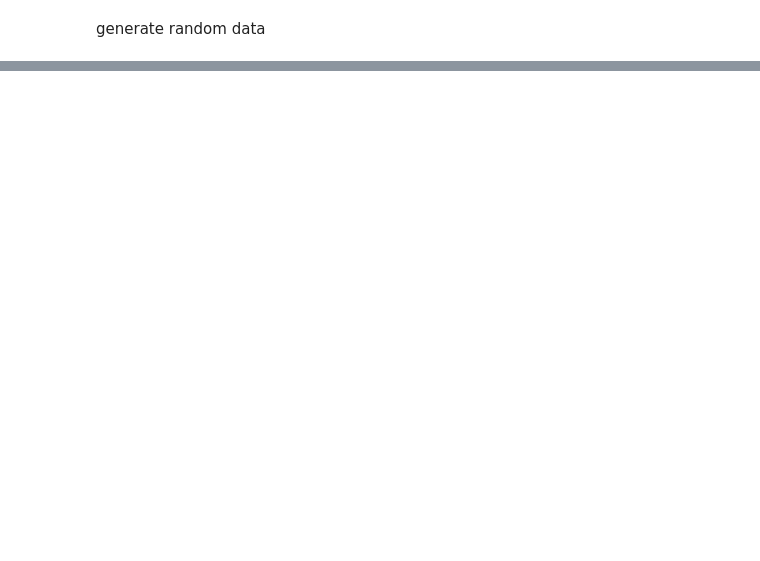
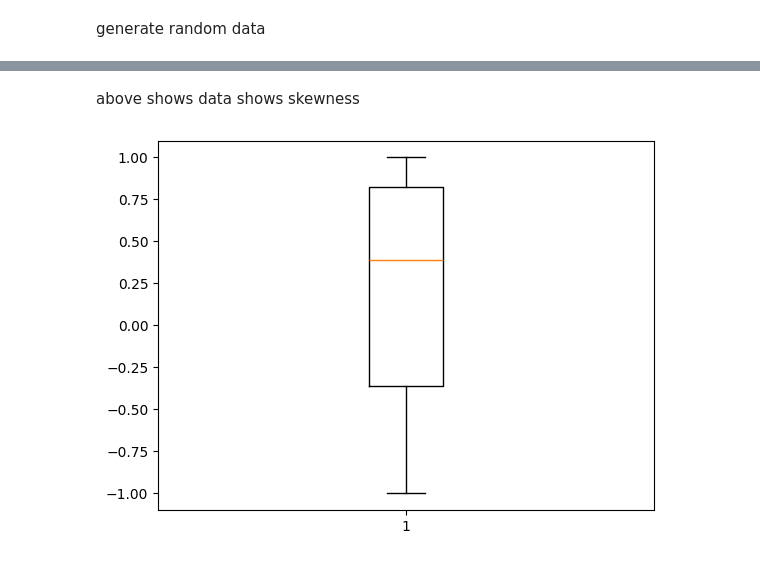
Before and after one commit to siyapandeyvsp/DataScience_python, a Jupyter notebook: data analysis/numpy.ipynb, the cells around one changed output, grey strips where cells are left out. Cells and saved outputs as stored; diff of their text form; code cells hidden in the pictures; blank space fills up the shorter version.

```diff
--- a/data analysis/numpy.ipynb
+++ b/data analysis/numpy.ipynb
@@ -176,0 +297,8 @@ array([[8.  , 2.24, 7.24],
+# %% [markdown]
+above shows
+data shows skewness
+# %%
+plt.boxplot(x)
+plt.show()
+# %% [output]
+[figure, added]
```
Also changed, not shown: parts of 34 cells of this notebook, 6 other files.
